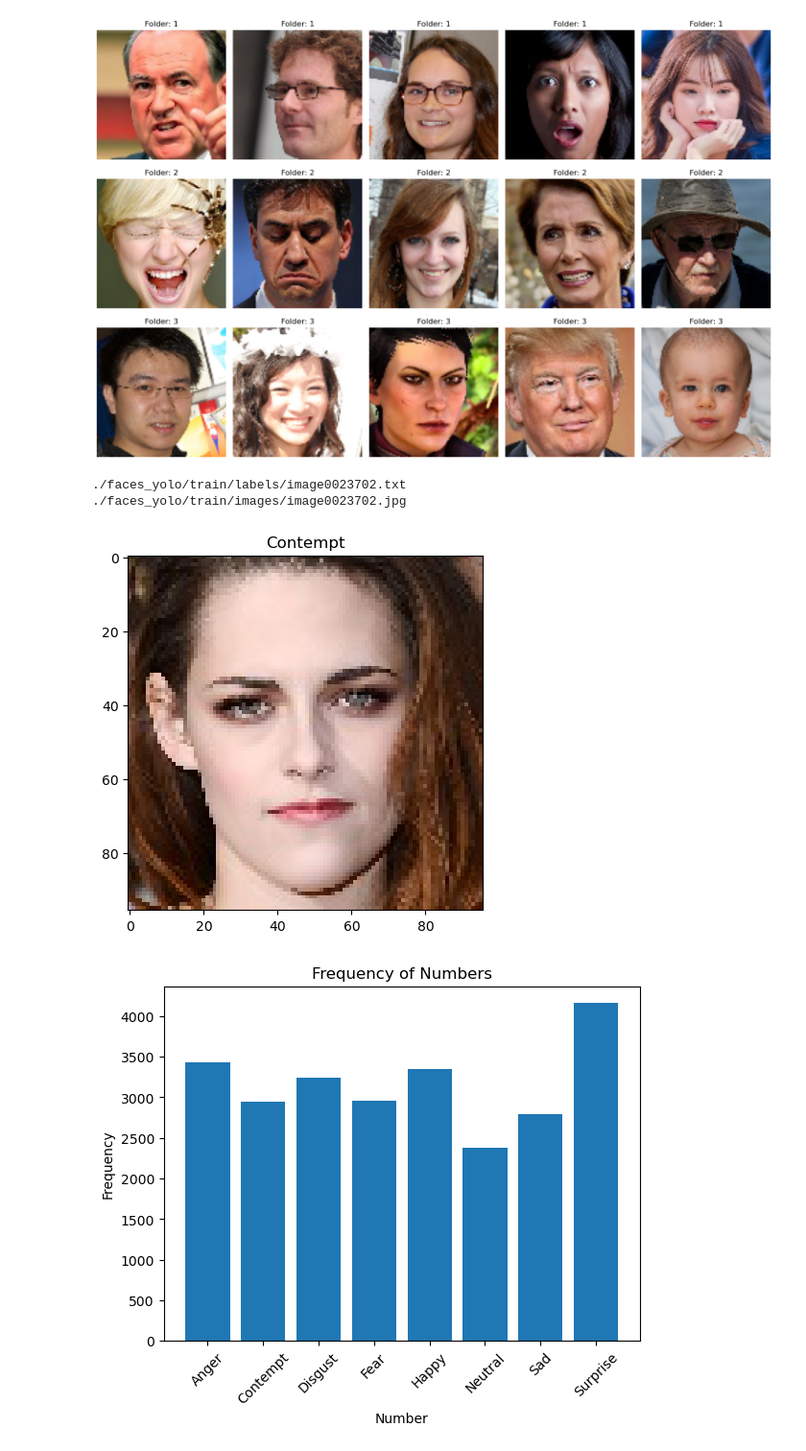
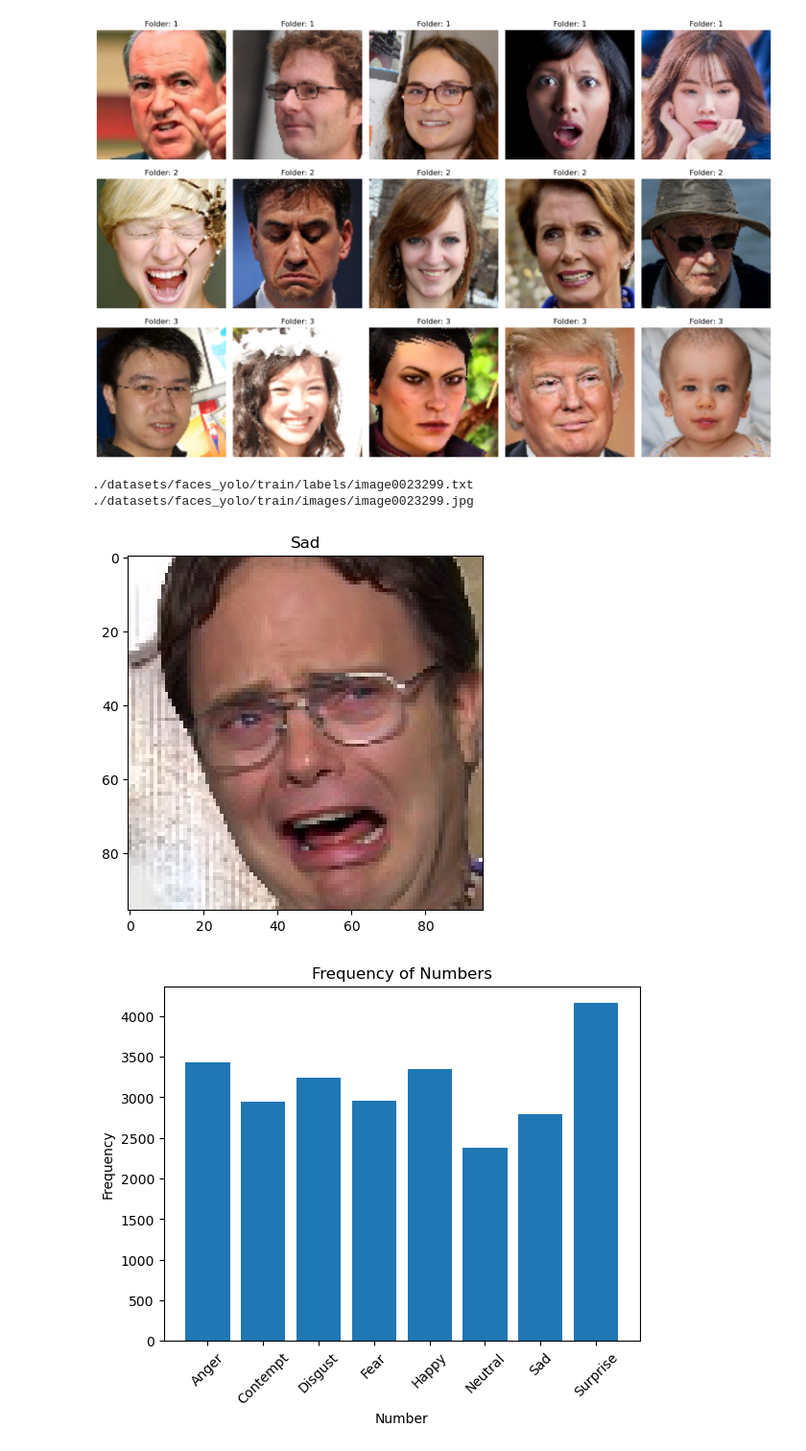
Before and after one commit to ozelen/yolo-emotions, a Jupyter notebook: faces.ipynb, the cells around one changed output. Shown at 96% size. Cells and saved outputs as stored; diff of their text form; code cells hidden in the pictures.

```diff
--- a/faces.ipynb
+++ b/faces.ipynb
@@ -68,37 +68,37 @@ labels_map = {
     '0' : 'Anger',
     '1' : 'Contempt',
     '2' : 'Disgust',
     '3' : 'Fear',
     '4' : 'Happy',
     '5' : 'Neutral',
     '6' : 'Sad',
     '7' : 'Surprise'
 }
 
-random_number = 234
+random_number = 777
 train_images_path = './datasets/faces_yolo/train/images'
 random_image_path = os.path.join(train_images_path, os.listdir(train_images_path)[random_number])
 random_image = plt.imread(random_image_path)
 
 train_labels_path = './datasets/faces_yolo/train/labels'
 random_label_file = random_image_path.split('/')[-1].split('.')[0] + '.txt'
 random_label_path = os.path.join(train_labels_path, random_label_file)
 
 with open(random_label_path, 'r') as file:
     # first character is the label
     first_character = file.read(1)
 image_class = labels_map[first_character]
 
 print(random_label_path)
 print(random_image_path)
 
 plt.imshow(random_image)
 plt.title(f'{image_class}')
 plt.show()
 # %% [output]
-./faces_yolo/train/labels/image0023702.txt
-./faces_yolo/train/images/image0023702.jpg
+./datasets/faces_yolo/train/labels/image0023299.txt
+./datasets/faces_yolo/train/images/image0023299.jpg
-[figure, old version]
+[figure, new version]
 # %%
 # Class frequencies
 class_frequencies = np.array([])
```
Also changed, not shown: parts of 2 cells of this notebook.
